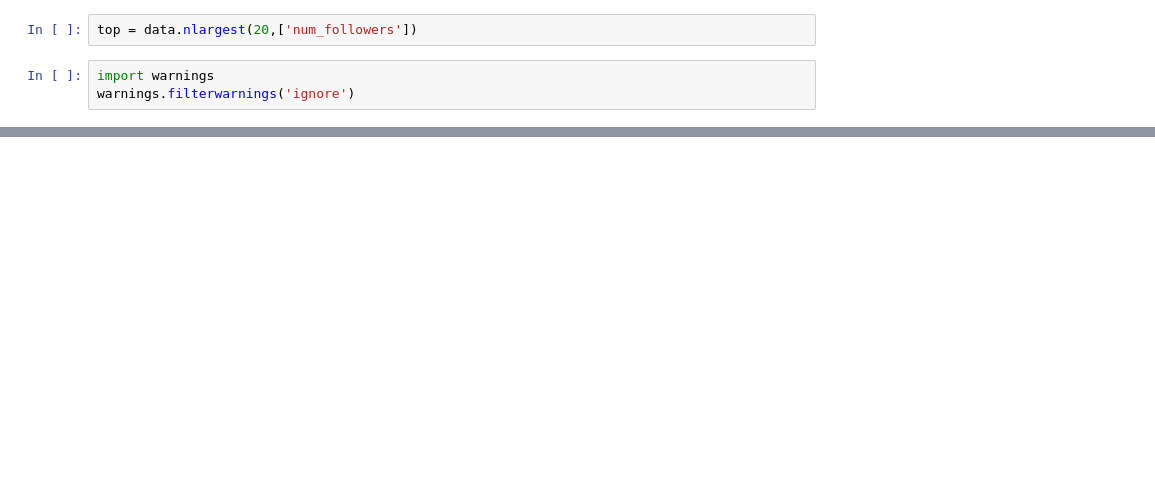
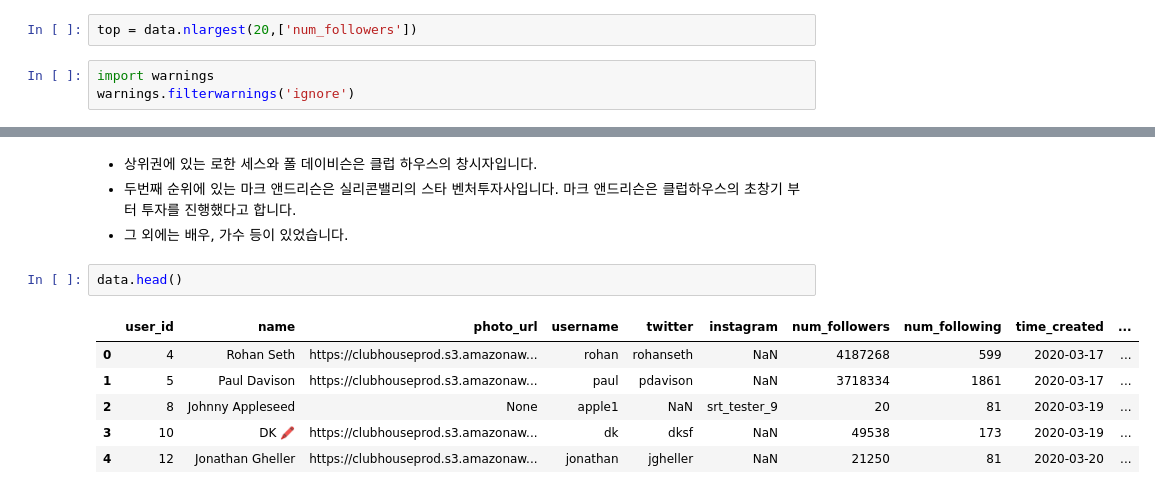
Before and after one commit to jaaaamj0711/kaggle_study, a Jupyter notebook: Clubhouse/clubhouse.ipynb, the cells around one changed output, grey strips where cells are left out. Drawn from its saved outputs; the diff is of its cells as text; blank space fills up the shorter version.

```diff
--- a/Clubhouse/clubhouse.ipynb
+++ b/Clubhouse/clubhouse.ipynb
@@ -90,0 +70,13 @@ plt.show()
+# %% [markdown]
+- 상위권에 있는 로한 세스와 폴 데이비슨은 클럽 하우스의 창시자입니다.
+- 두번째 순위에 있는 마크 앤드리슨은 실리콘밸리의 스타 벤처투자사입니다. 마크 앤드리슨은 클럽하우스의 초창기 부터 투자를 진행했다고 합니다.
+- 그 외에는 배우, 가수 등이 있었습니다.
+# %%
+data.head()
+# %% [output]
+|  | user_id | name | photo_url | username | twitter | instagram | num_followers | num_following | time_created | ... |
+| 0 | 4 | Rohan Seth | https://clubhouseprod.s3.amazonaw... | rohan | rohanseth | NaN | 4187268 | 599 | 2020-03-17 | ... |
+| 1 | 5 | Paul Davison | https://clubhouseprod.s3.amazonaw... | paul | pdavison | NaN | 3718334 | 1861 | 2020-03-17 | ... |
+| 2 | 8 | Johnny Appleseed | None | apple1 | NaN | srt_tester_9 | 20 | 81 | 2020-03-19 | ... |
+| 3 | 10 | DK 🖍 | https://clubhouseprod.s3.amazonaw... | dk | dksf | NaN | 49538 | 173 | 2020-03-19 | ... |
+| 4 | 12 | Jonathan Gheller | https://clubhouseprod.s3.amazonaw... | jonathan | jgheller | NaN | 21250 | 81 | 2020-03-20 | ... |
```
Also changed, not shown: parts of 14 cells of this notebook.
